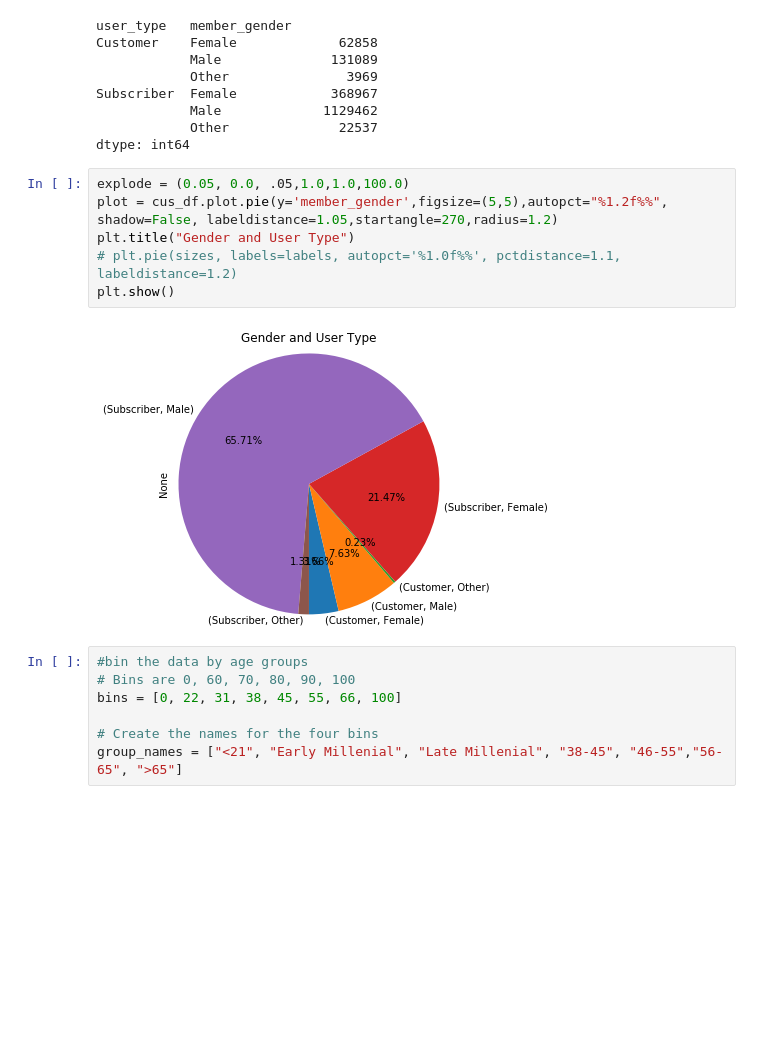
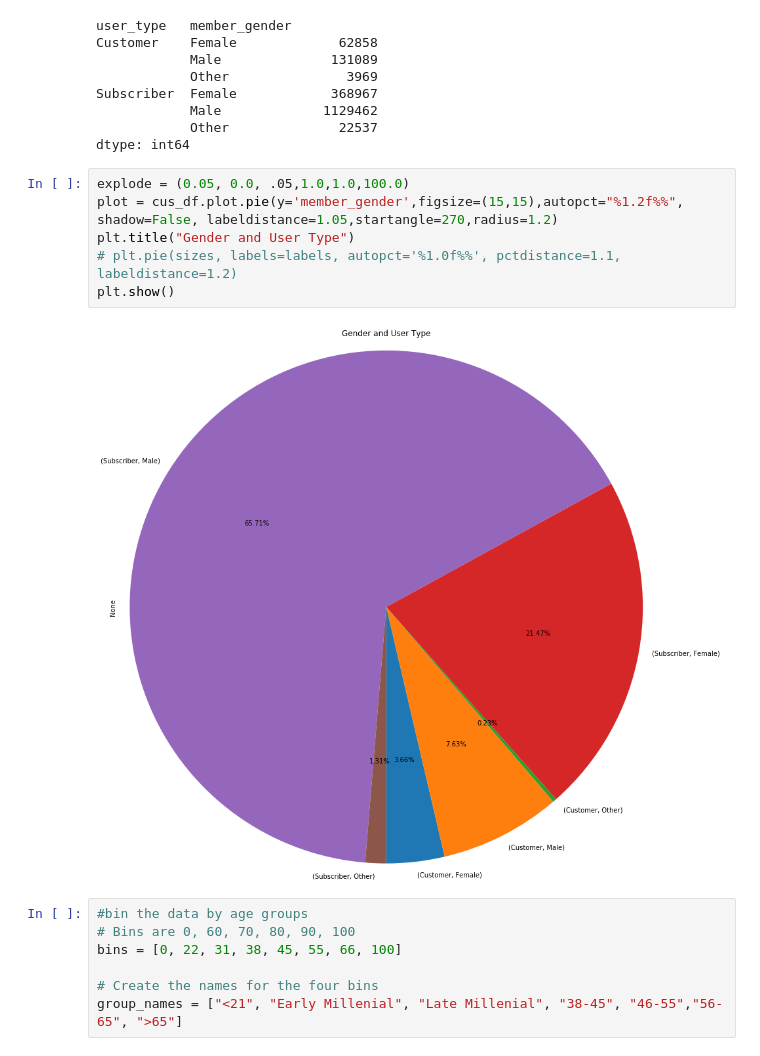
Before and after one commit to kentlum2018/ProjectONE10Jan, a Jupyter notebook: project1.ipynb, the cells around one changed output. Saved outputs shown, nothing was run; the diff lists cells and outputs as text; blank space fills up the shorter version.

```diff
--- a/project1.ipynb
+++ b/project1.ipynb
@@ -185,12 +173,12 @@ Subscriber  Female            368967
 dtype: int64
 # %%
 explode = (0.05, 0.0, .05,1.0,1.0,100.0)
-plot = cus_df.plot.pie(y='member_gender',figsize=(5,5),autopct="%1.2f%%", shadow=False, labeldistance=1.05,startangle=270,radius=1.2)
+plot = cus_df.plot.pie(y='member_gender',figsize=(15,15),autopct="%1.2f%%", shadow=False, labeldistance=1.05,startangle=270,radius=1.2)
 plt.title("Gender and User Type")
 # plt.pie(sizes, labels=labels, autopct='%1.0f%%', pctdistance=1.1, labeldistance=1.2)
 plt.show()
 # %% [output]
-[figure, old version]
+[figure, new version]
 # %%
 #bin the data by age groups
 # Bins are 0, 60, 70, 80, 90, 100
```
Also changed, not shown: parts of 60 cells of this notebook, 1 other file.
